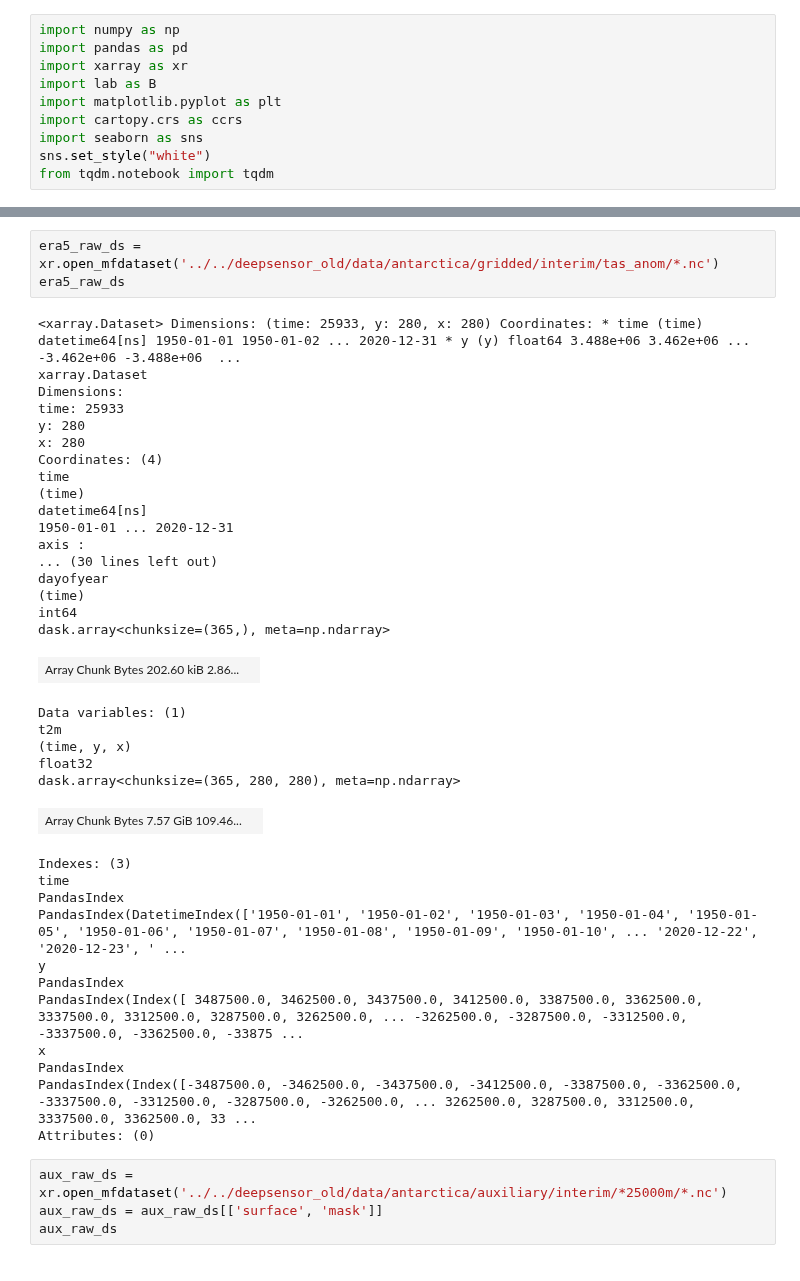
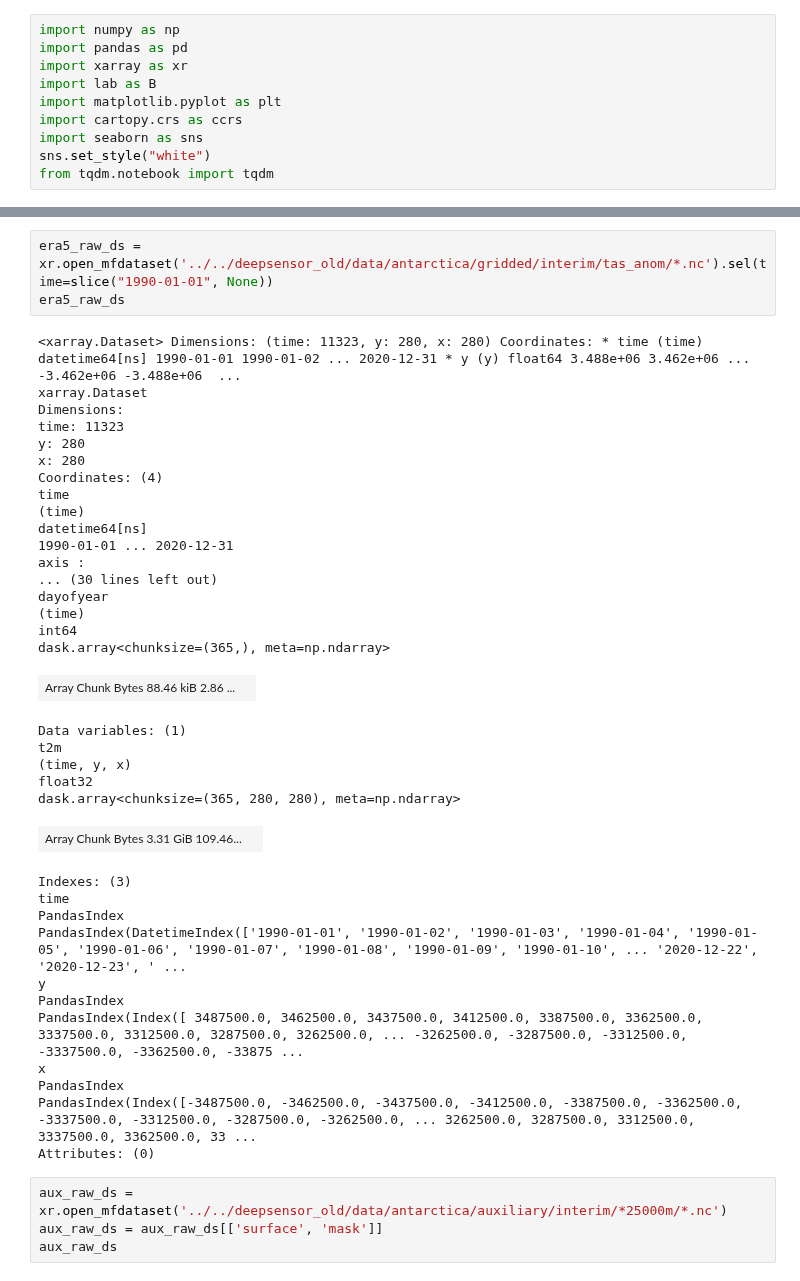
Before and after one commit to alan-turing-institute/deepsensor, a Jupyter notebook: notebooks/around_deepsensor_in_80_lines.ipynb, the cells around one changed output, grey strips where cells are left out. Drawn from its saved outputs; the diff is of its cells as text.

```diff
--- a/notebooks/around_deepsensor_in_80_lines.ipynb
+++ b/notebooks/around_deepsensor_in_80_lines.ipynb
@@ -40,35 +52,35 @@ set_gpu_default_device()
 # %%
-era5_raw_ds = xr.open_mfdataset('../../deepsensor_old/data/antarctica/gridded/interim/tas_anom/*.nc')
+era5_raw_ds = xr.open_mfdataset('../../deepsensor_old/data/antarctica/gridded/interim/tas_anom/*.nc').sel(time=slice("1990-01-01", None))
 era5_raw_ds
 # %% [output]
-<xarray.Dataset> Dimensions: (time: 25933, y: 280, x: 280) Coordinates: * time (time) datetime64[ns] 1950-01-01 1950-01-02 ... 2020-12-31 * y (y) float64 3.488e+06 3.462e+06 ... -3.462e+06 -3.488e+06  ...
+<xarray.Dataset> Dimensions: (time: 11323, y: 280, x: 280) Coordinates: * time (time) datetime64[ns] 1990-01-01 1990-01-02 ... 2020-12-31 * y (y) float64 3.488e+06 3.462e+06 ... -3.462e+06 -3.488e+06  ...
 xarray.Dataset
 Dimensions:
-time: 25933
+time: 11323
 y: 280
 x: 280
 Coordinates: (4)
 time
 (time)
 datetime64[ns]
-1950-01-01 ... 2020-12-31
+1990-01-01 ... 2020-12-31
 axis :
 ... (30 lines left out)
 dayofyear
 (time)
 int64
 dask.array<chunksize=(365,), meta=np.ndarray>
-| Array Chunk Bytes 202.60 kiB 2.86... |  |
+| Array Chunk Bytes 88.46 kiB 2.86 ... |  |
 Data variables: (1)
 t2m
 (time, y, x)
 float32
 dask.array<chunksize=(365, 280, 280), meta=np.ndarray>
-| Array Chunk Bytes 7.57 GiB 109.46... |  |
+| Array Chunk Bytes 3.31 GiB 109.46... |  |
 Indexes: (3)
 time
 PandasIndex
-PandasIndex(DatetimeIndex(['1950-01-01', '1950-01-02', '1950-01-03', '1950-01-04', '1950-01-05', '1950-01-06', '1950-01-07', '1950-01-08', '1950-01-09', '1950-01-10', ... '2020-12-22', '2020-12-23', ' ...
+PandasIndex(DatetimeIndex(['1990-01-01', '1990-01-02', '1990-01-03', '1990-01-04', '1990-01-05', '1990-01-06', '1990-01-07', '1990-01-08', '1990-01-09', '1990-01-10', ... '2020-12-22', '2020-12-23', ' ...
 y
 PandasIndex
 PandasIndex(Index([ 3487500.0, 3462500.0, 3437500.0, 3412500.0, 3387500.0, 3362500.0, 3337500.0, 3312500.0, 3287500.0, 3262500.0, ... -3262500.0, -3287500.0, -3312500.0, -3337500.0, -3362500.0, -33875 ...
```
Also changed, not shown: parts of 12 cells of this notebook.
